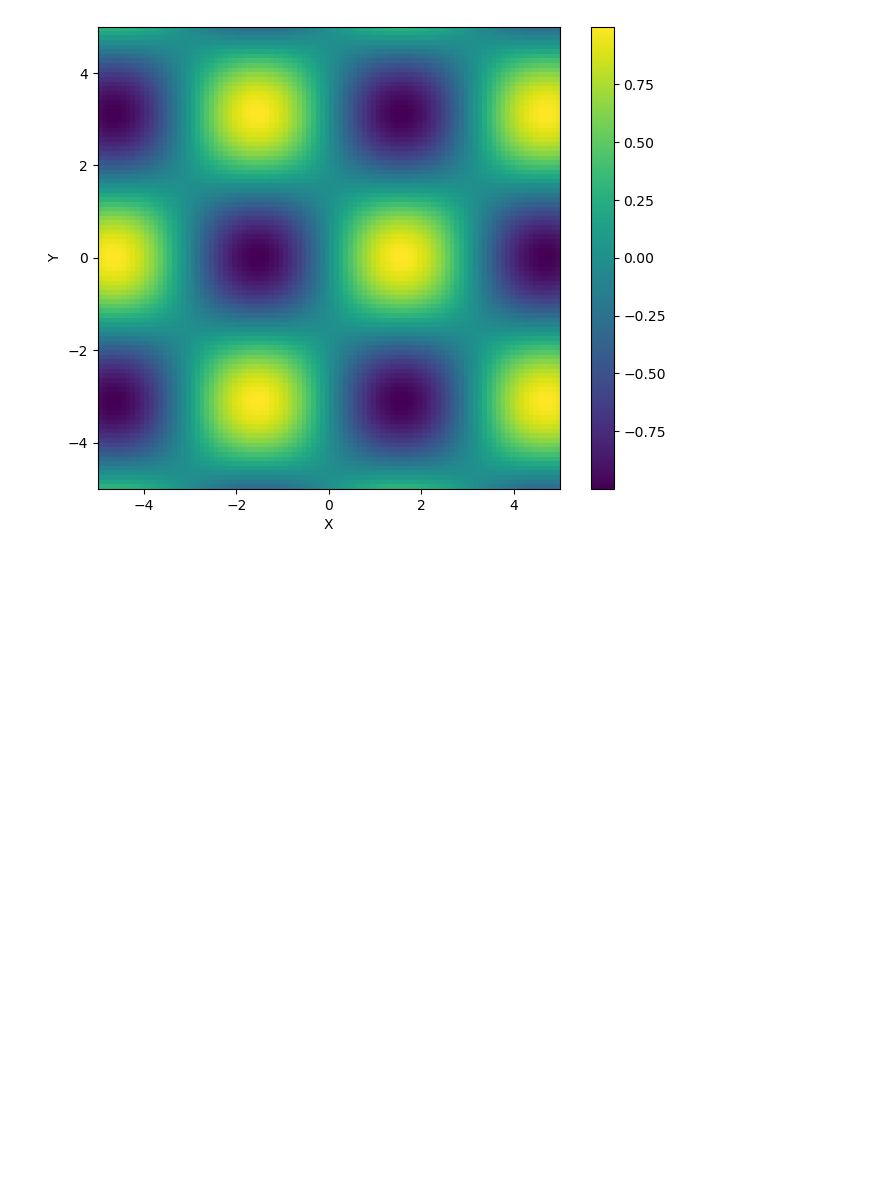
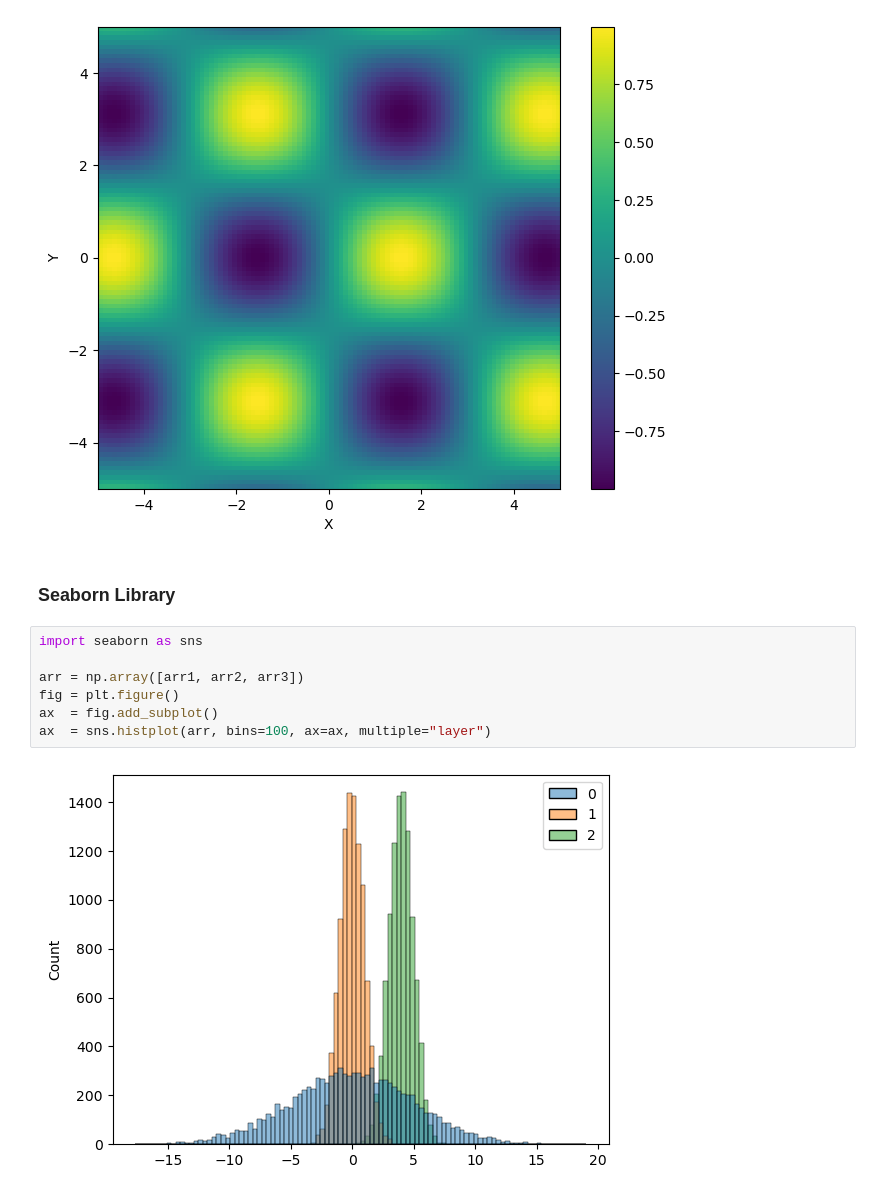
Before and after one commit to JonasMnsing/opinion_dynamics, a Jupyter notebook: tutorials/matplotlib.ipynb, the cells around one changed output. Cells and saved outputs as stored; diff of their text form; blank space fills up the shorter version.

```diff
--- a/tutorials/matplotlib.ipynb
+++ b/tutorials/matplotlib.ipynb
@@ -156,3 +156,14 @@ ax.set_ylabel('Y')
 # %% [output]
 Text(0, 0.5, 'Y')
 [figure]
+# %% [markdown]
+### Seaborn Library
+# %%
+import seaborn as sns
+
+arr = np.array([arr1, arr2, arr3])
+fig = plt.figure()
+ax  = fig.add_subplot()
+ax  = sns.histplot(arr, bins=100, ax=ax, multiple="layer")
+# %% [output]
+[figure, added]
```
Also changed, not shown: parts of 1 cell of this notebook.
